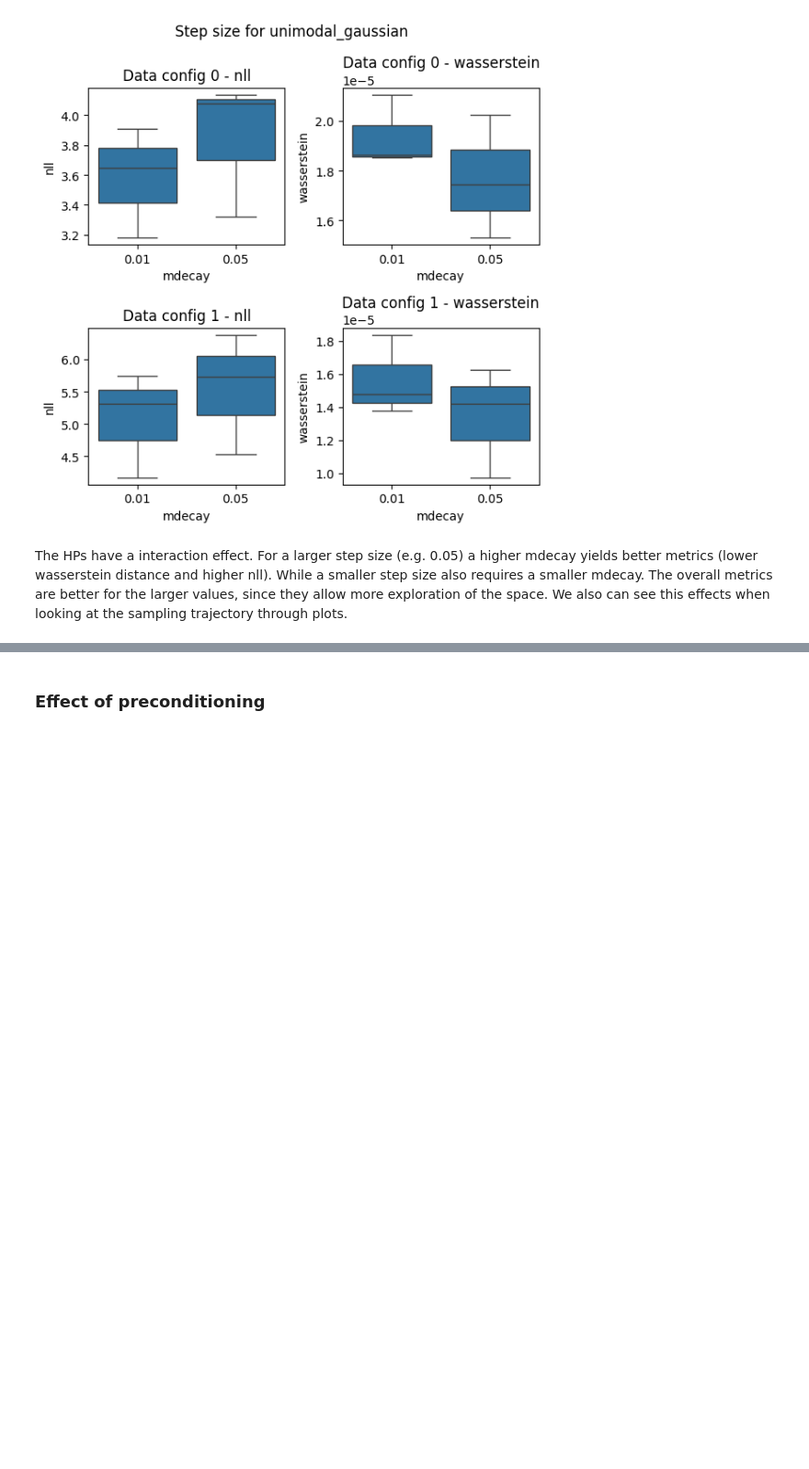
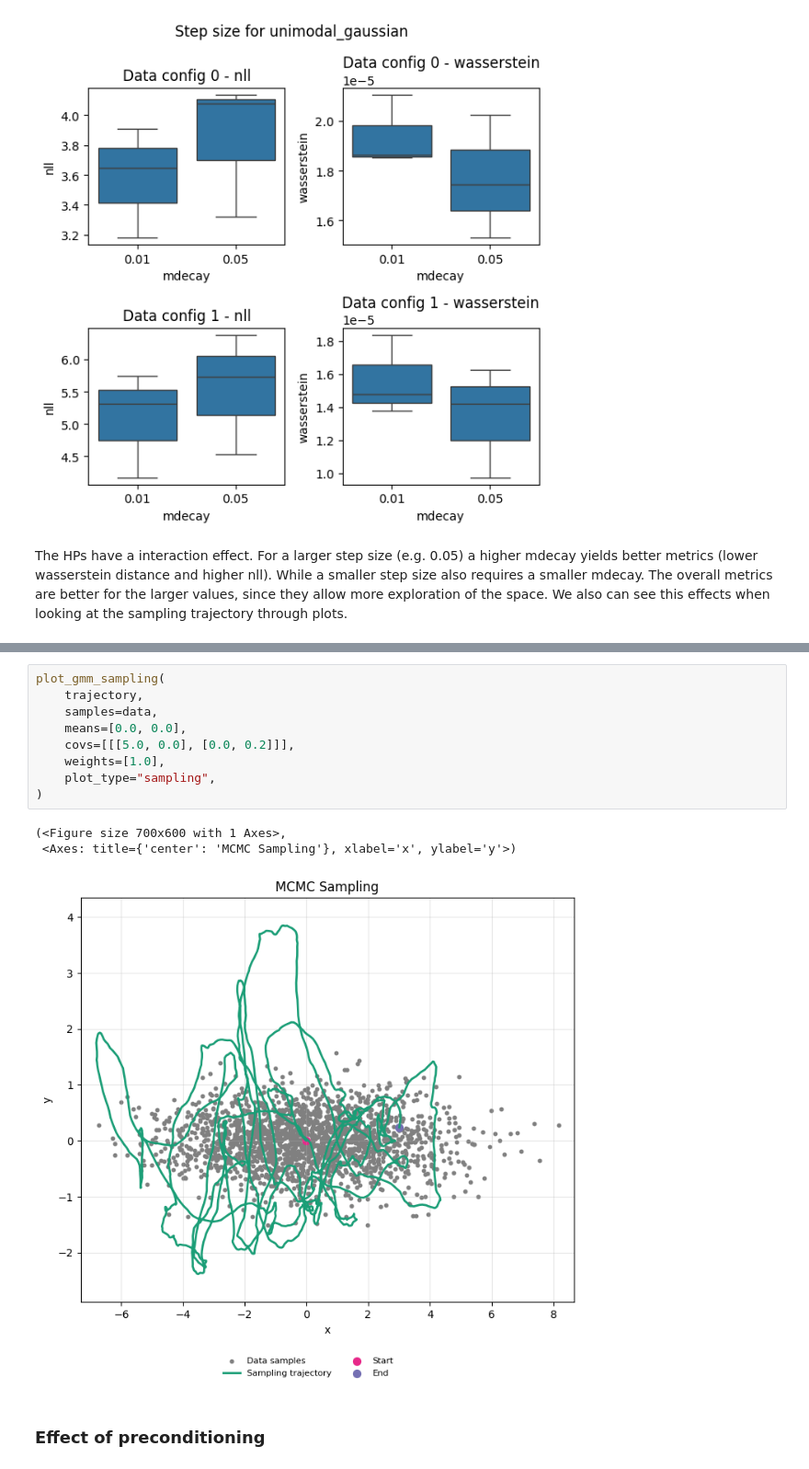
Before and after one commit to mo374z/enhancing-sgmcmc, a Jupyter notebook: notebooks/evaluate_experiments.ipynb, the cells around one changed output, grey strips where cells are left out. Shown at 92% size. Saved outputs shown, nothing was run; the diff lists cells and outputs as text; blank space fills up the shorter version.

```diff
--- a/notebooks/evaluate_experiments.ipynb
+++ b/notebooks/evaluate_experiments.ipynb
@@ -113,3 +143,16 @@ plot_gmm_sampling(trajectory, means=[0.0, 0.0], covs=[[[5.0, 0.0], [0.0, 0.2]]],
+# %%
+plot_gmm_sampling(
+    trajectory,
+    samples=data,
+    means=[0.0, 0.0],
+    covs=[[[5.0, 0.0], [0.0, 0.2]]],
+    weights=[1.0],
+    plot_type="sampling",
+)
+# %% [output]
+(<Figure size 700x600 with 1 Axes>,
+ <Axes: title={'center': 'MCMC Sampling'}, xlabel='x', ylabel='y'>)
+[figure, added]
 # %% [markdown]
 ### Effect of preconditioning
 # %%
```
Also changed, not shown: parts of 4 cells of this notebook, 4 other files.
